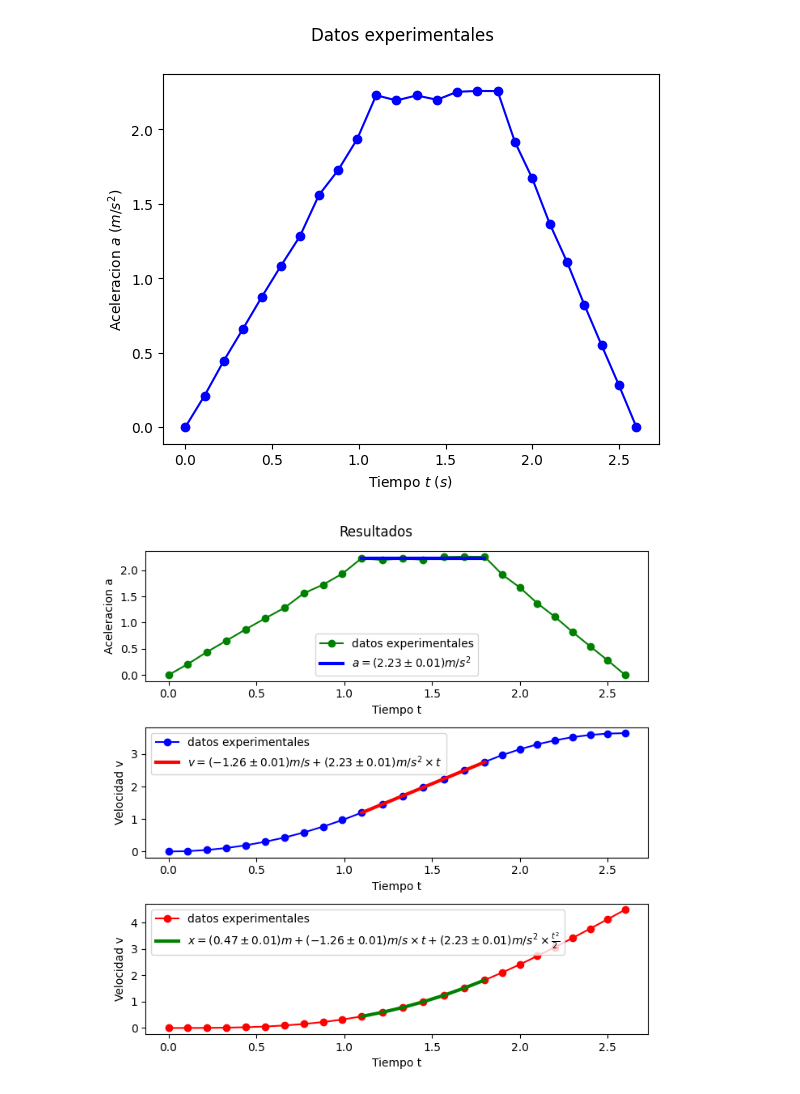
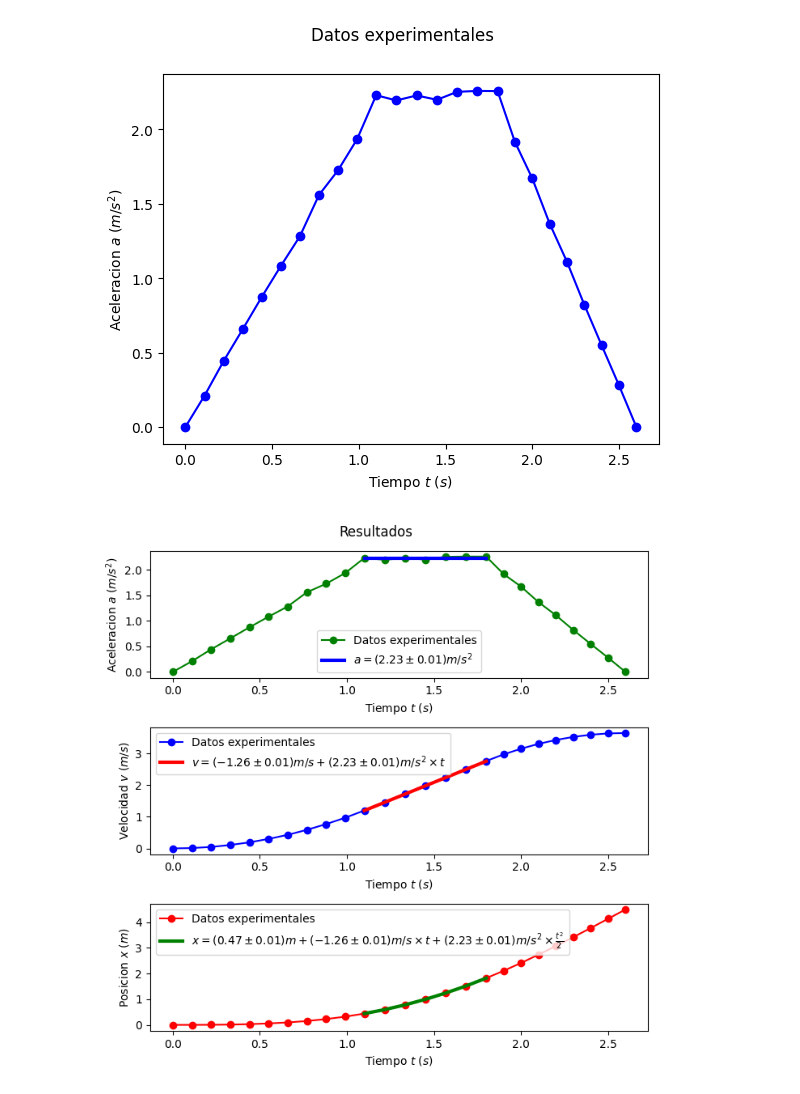
Before and after one commit to JuanSierra2003/HerrComp, a Jupyter notebook: tareasEnClase/IntegracionDatosExperimentales/integracionDatosExperimentales.ipynb, the cells around one changed output. Saved outputs shown, nothing was run; the diff lists cells and outputs as text; code cells hidden in the pictures.

```diff
--- a/tareasEnClase/IntegracionDatosExperimentales/integracionDatosExperimentales.ipynb
+++ b/tareasEnClase/IntegracionDatosExperimentales/integracionDatosExperimentales.ipynb
@@ -70,35 +70,35 @@ eps_x, eps_v, eps_a = 3*np.sqrt(np.diag(pcov))
 # %%
 #Ploting
 
 fig = plt.figure(figsize=(7, 7))
 fig.suptitle("Resultados")
 
 ax1 = fig.add_subplot(3,1,1)
-ax1.plot(time, acce, "g-o", label='datos experimentales')
+ax1.plot(time, acce, "g-o", label='Datos experimentales')
 ax1.plot(time[init:end+1], a+np.zeros(end+1-init), "b-", linewidth=3, label=r'$a = (%.2f \pm %.2f)m/s^2$'%(a, eps_a))
 
 ax1.legend()
-ax1.set_xlabel("Tiempo t")
-ax1.set_ylabel("Aceleracion a")
+ax1.set_xlabel(r"Tiempo $t$ $(s)$")
+ax1.set_ylabel(r"Aceleracion $a$ $(m/s^2)$")
 
 ax1 = fig.add_subplot(3,1,2)
-ax1.plot(time, velo, "b-o", label='datos experimentales')
+ax1.plot(time, velo, "b-o", label='Datos experimentales')
 ax1.plot(time[init:end+1], lineal(time[init:end+1], v0, a), "r-", linewidth=3, label=r'$v =(%.2f \pm %.2f)m/s + (%.2f \pm %.2f)m/s^2\times t$'%(v0, eps_v, a, eps_a))
 
 ax1.legend()
-ax1.set_xlabel("Tiempo t")
-ax1.set_ylabel("Velocidad v")
+ax1.set_xlabel(r"Tiempo $t$ $(s)$")
+ax1.set_ylabel(r"Velocidad $v$ $(m/s)$")
 
 ax1 = fig.add_subplot(3,1,3)
-ax1.plot(time, posx, "r-o", label='datos experimentales')
+ax1.plot(time, posx, "r-o", label='Datos experimentales')
 ax1.plot(time[init:end+1], cuadratic(time[init:end+1], x0, v0, a), "g-", linewidth=3, label=r'$x =(%.2f \pm %.2f)m+(%.2f \pm %.2f)m/s\times t + (%.2f \pm %.2f)m/s^2\times \frac{t^2}{2}$'%(x0, eps_x, v0, eps_v, a, eps_a))
 
 ax1.legend()
-ax1.set_xlabel("Tiempo t")
-ax1.set_ylabel("Velocidad v")
+ax1.set_xlabel(r"Tiempo $t$ $(s)$")
+ax1.set_ylabel(r"Posicion $x$ $(m)$")
 
 fig.tight_layout(pad=1.0)
 
 plt.savefig("resultados.png")
 # %% [output]
-[figure, old version]
+[figure, new version]
```
